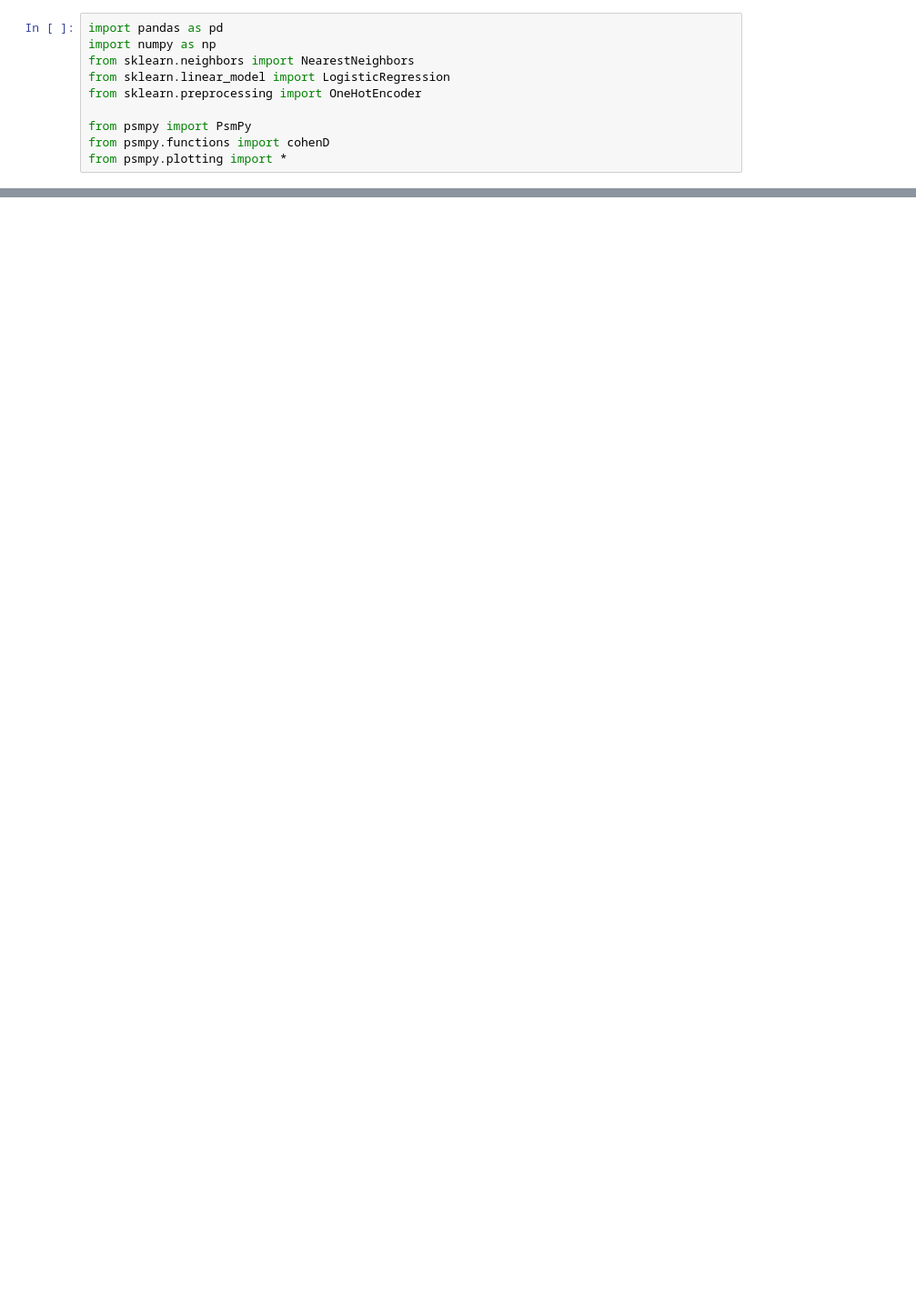
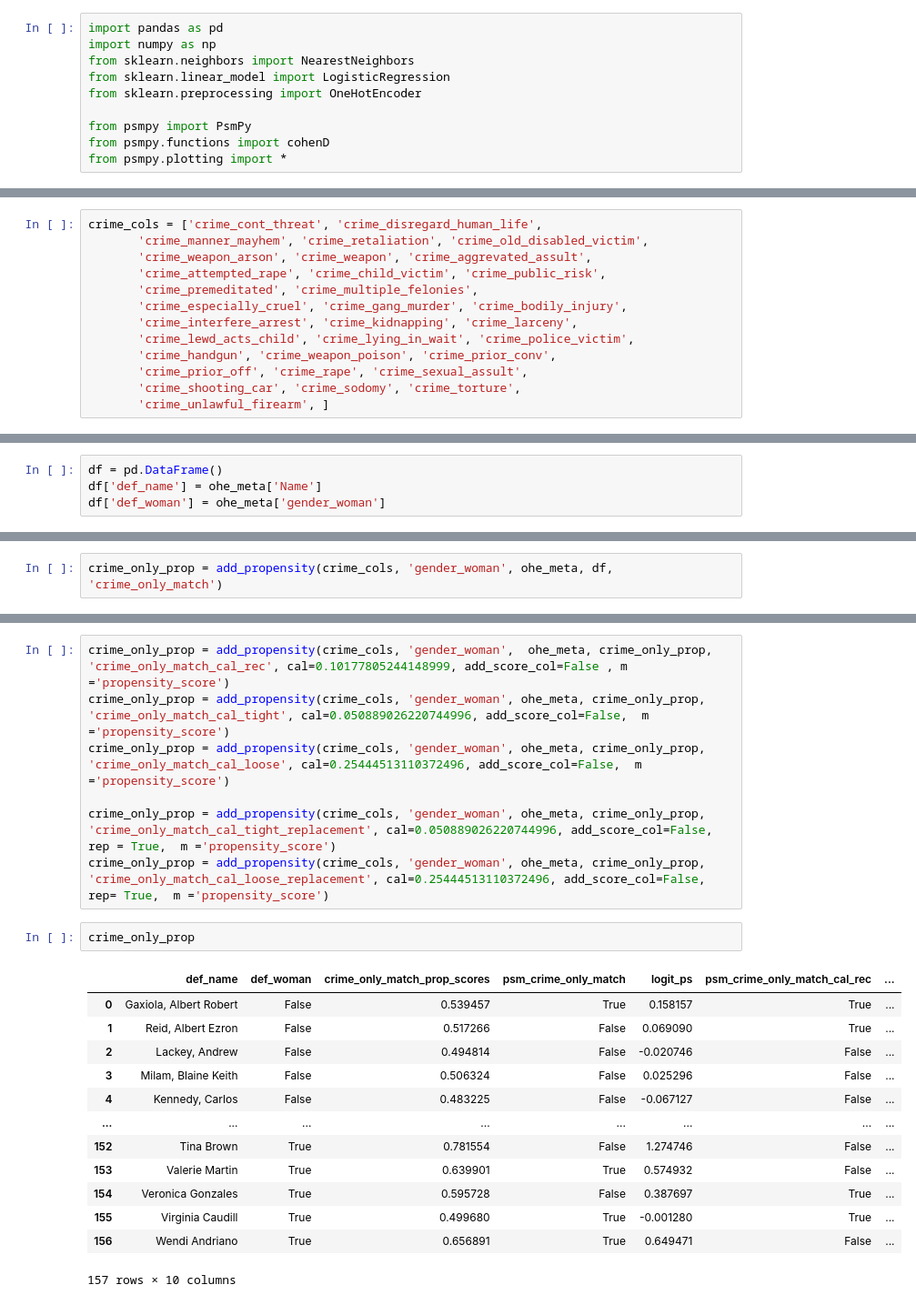
Before and after one commit to camille2019/Women-Capital-Trial-Analysis, a Jupyter notebook: propensity_matching_psm.ipynb, the cells around one changed output, grey strips where cells are left out. Shown at 91% size. Cells and saved outputs as stored; diff of their text form; blank space fills up the shorter version.

```diff
--- a/propensity_matching_psm.ipynb
+++ b/propensity_matching_psm.ipynb
@@ -140,0 +138,13 @@ updated_df.to_csv(save_path+ '/meta_with_psm_matches_caliper.csv')
+# %%
+crime_cols = ['crime_cont_threat', 'crime_disregard_human_life',
+       'crime_manner_mayhem', 'crime_retaliation', 'crime_old_disabled_victim',
+       'crime_weapon_arson', 'crime_weapon', 'crime_aggrevated_assult',
+       'crime_attempted_rape', 'crime_child_victim', 'crime_public_risk',
+       'crime_premeditated', 'crime_multiple_felonies',
+       'crime_especially_cruel', 'crime_gang_murder', 'crime_bodily_injury',
+       'crime_interfere_arrest', 'crime_kidnapping', 'crime_larceny',
+       'crime_lewd_acts_child', 'crime_lying_in_wait', 'crime_police_victim',
+       'crime_handgun', 'crime_weapon_poison', 'crime_prior_conv',
+       'crime_prior_off', 'crime_rape', 'crime_sexual_assult',
+       'crime_shooting_car', 'crime_sodomy', 'crime_torture',
+       'crime_unlawful_firearm', ]
@@ -140,0 +165,4 @@ updated_df.to_csv(save_path+ '/meta_with_psm_matches_caliper.csv')
+# %%
+df = pd.DataFrame()
+df['def_name'] = ohe_meta['Name']
+df['def_woman'] = ohe_meta['gender_woman']
@@ -140,0 +212,2 @@ updated_df.to_csv(save_path+ '/meta_with_psm_matches_caliper.csv')
+# %%
+crime_only_prop = add_propensity(crime_cols, 'gender_woman', ohe_meta, df, 'crime_only_match')
@@ -140,0 +236,23 @@ updated_df.to_csv(save_path+ '/meta_with_psm_matches_caliper.csv')
+# %%
+crime_only_prop = add_propensity(crime_cols, 'gender_woman',  ohe_meta, crime_only_prop, 'crime_only_match_cal_rec', cal=0.10177805244148999, add_score_col=False , m ='propensity_score')
+crime_only_prop = add_propensity(crime_cols, 'gender_woman', ohe_meta, crime_only_prop, 'crime_only_match_cal_tight', cal=0.050889026220744996, add_score_col=False,  m ='propensity_score')
+crime_only_prop = add_propensity(crime_cols, 'gender_woman', ohe_meta, crime_only_prop, 'crime_only_match_cal_loose', cal=0.25444513110372496, add_score_col=False,  m ='propensity_score')
+
+crime_only_prop = add_propensity(crime_cols, 'gender_woman', ohe_meta, crime_only_prop, 'crime_only_match_cal_tight_replacement', cal=0.050889026220744996, add_score_col=False, rep = True,  m ='propensity_score')
+crime_only_prop = add_propensity(crime_cols, 'gender_woman', ohe_meta, crime_only_prop, 'crime_only_match_cal_loose_replacement', cal=0.25444513110372496, add_score_col=False, rep= True,  m ='propensity_score')
+# %%
+crime_only_prop
+# %% [output]
+|  | def_name | def_woman | crime_only_match_prop_scores | psm_crime_only_match | logit_ps | psm_crime_only_match_cal_rec | ... |
+| 0 | Gaxiola, Albert Robert | False | 0.539457 | True | 0.158157 | True | ... |
+| 1 | Reid, Albert Ezron | False | 0.517266 | False | 0.069090 | True | ... |
+| 2 | Lackey, Andrew | False | 0.494814 | False | -0.020746 | False | ... |
+| 3 | Milam, Blaine Keith | False | 0.506324 | False | 0.025296 | False | ... |
+| 4 | Kennedy, Carlos | False | 0.483225 | False | -0.067127 | False | ... |
+| ... | ... | ... | ... | ... | ... | ... | ... |
+| 152 | Tina Brown | True | 0.781554 | False | 1.274746 | False | ... |
+| 153 | Valerie Martin | True | 0.639901 | True | 0.574932 | False | ... |
+| 154 | Veronica Gonzales | True | 0.595728 | False | 0.387697 | True | ... |
+| 155 | Virginia Caudill | True | 0.499680 | True | -0.001280 | True | ... |
+| 156 | Wendi Andriano | True | 0.656891 | True | 0.649471 | False | ... |
+157 rows × 10 columns
```
Also changed, not shown: parts of 29 cells of this notebook.
